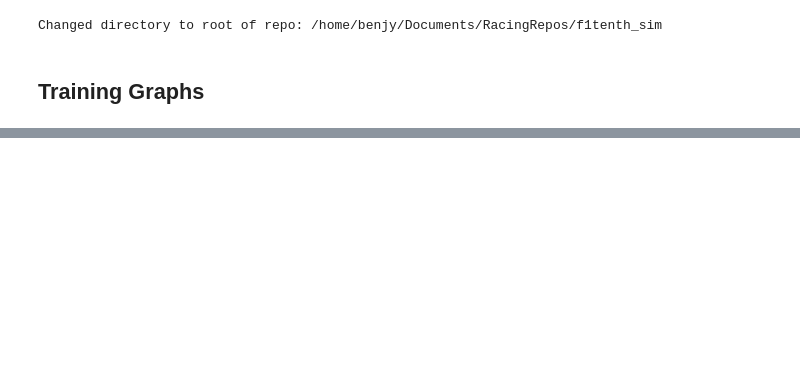
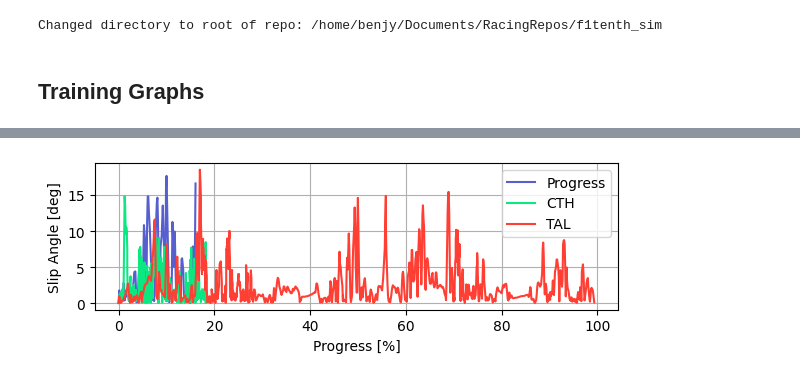
Before and after one commit to BDEvan5/f1tenth_benchmarks, a Jupyter notebook: Notebooks/drl_results.ipynb, the cells around one changed output, grey strips where cells are left out. Saved outputs shown, nothing was run; the diff lists cells and outputs as text; code cells hidden in the pictures; blank space fills up the shorter version.

```diff
--- a/Notebooks/drl_results.ipynb
+++ b/Notebooks/drl_results.ipynb
@@ -366,0 +235,30 @@ plt.tight_layout()
+# %%
+planner_name = "EndToEnd"
+seed = 14
+train_map = "mco"
+test_map = "mco"
+test_ids = [f"TD3_{reward}_{seed}_{train_map}" for reward in rewards]
+frequency = 25
+lap_n = 3
+
+map_data = MapData(test_map)
+fig, axs = plt.subplots(1, 1, figsize=(6, 2.2), sharex=True, sharey=True)
+
+for i, test_id in enumerate(test_ids):
+        data = np.load(f"Logs/{planner_name}/RawData_{test_ids[i]}/SimLog_{test_map}_{lap_n}.npy")[1:, :] #remove first repeated entry
+        df = pd.DataFrame(data, columns=["x", "y", "steer", "speed", "yaw", "yaw_rate", "slip", "steer_a", "speed_a", "progress"])
+        df.slip = df.slip.abs() * 180 / np.pi
+
+        plt.plot(df.progress*100, df.slip, label=rewards[i], color=colors[i])
+
+plt.legend()
+plt.grid(True)
+plt.xlabel("Progress [%]")
+plt.ylabel("Slip Angle [deg]")
+
+plt.tight_layout()
+
+plt.savefig(f"{save_path}drl_slip_progress_{test_map}.svg", bbox_inches='tight')
+plt.savefig(f"{save_path}drl_slip_progress_{test_map}.pdf", bbox_inches='tight')
+# %% [output]
+[figure, added]
```
Also changed, not shown: parts of 11 cells of this notebook, 2 other files.
